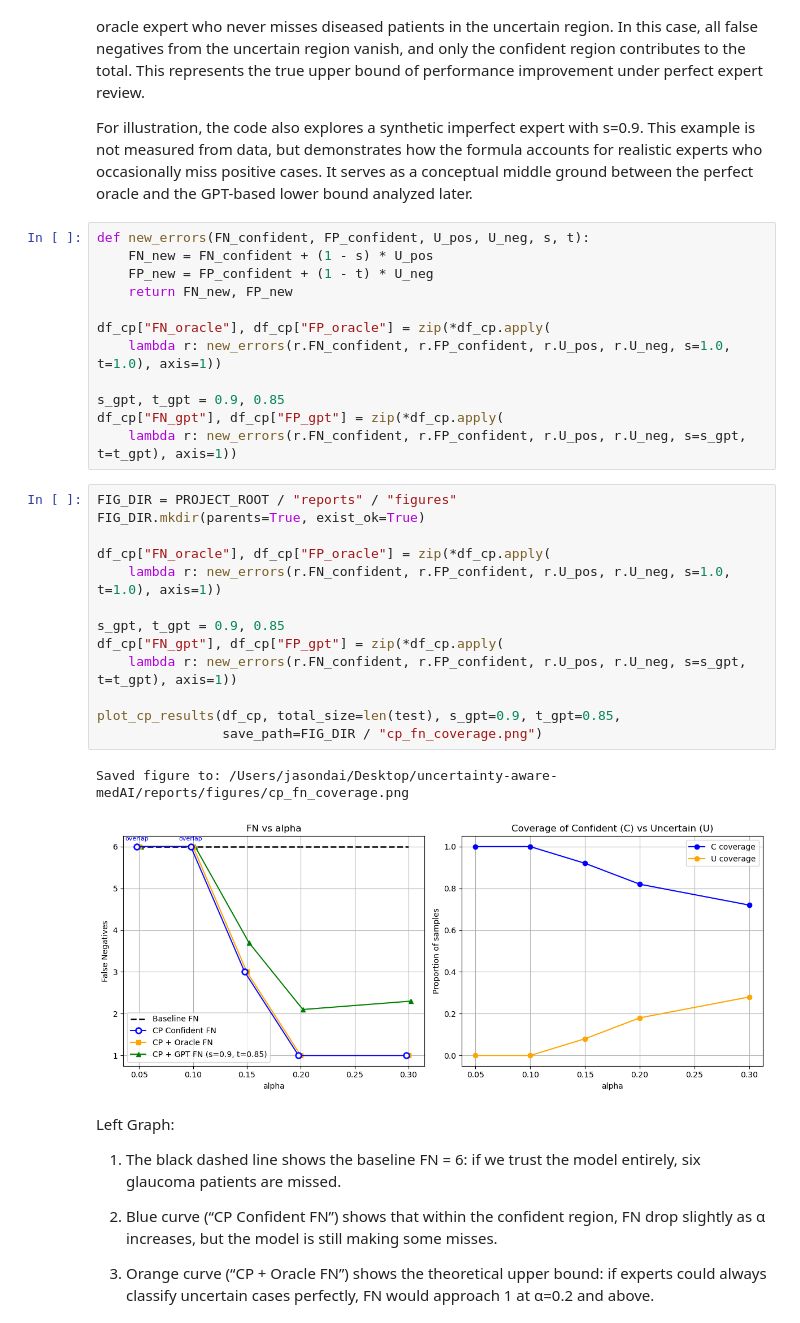
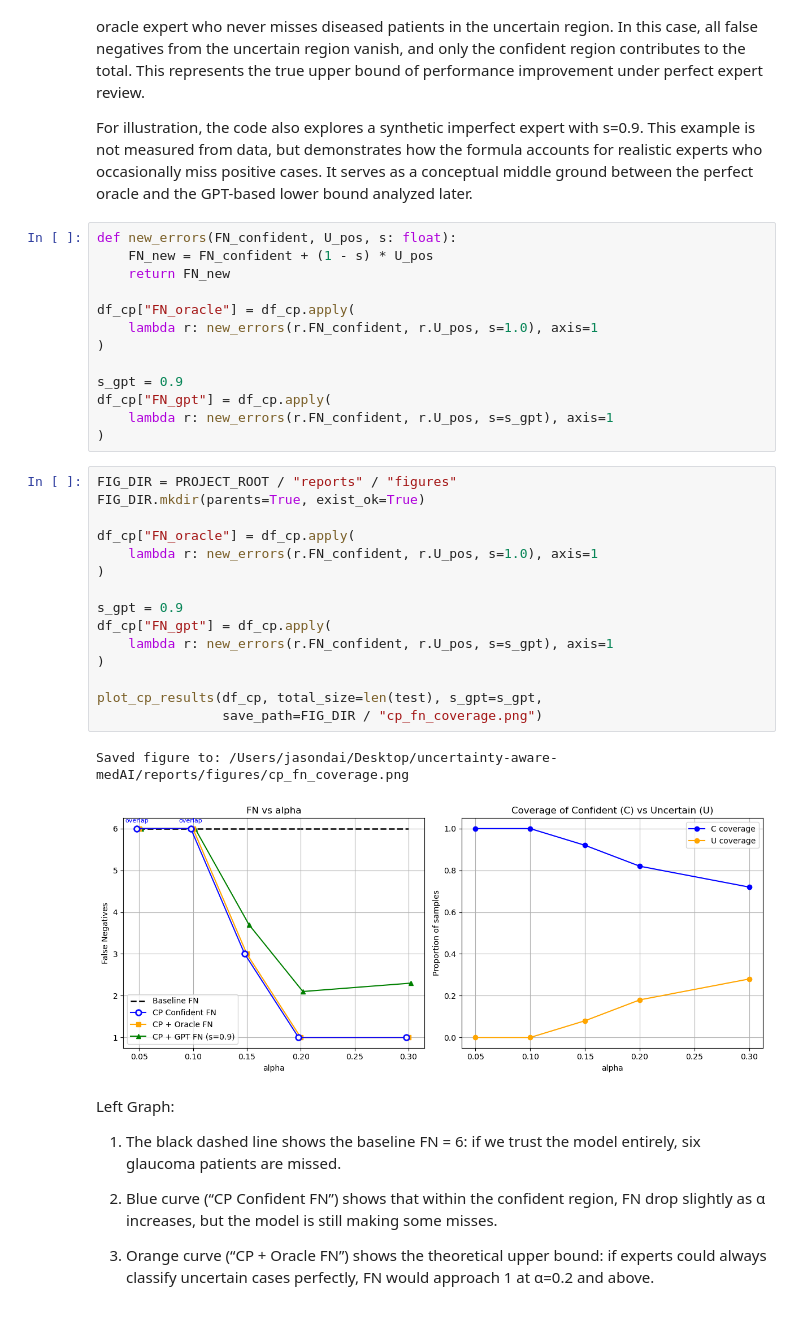
Before and after one commit to JasonDai1219/uncertainty-aware-medAI, a Jupyter notebook: notebooks/03_conformal_prediction.ipynb, the cells around one changed output. Drawn from its saved outputs; the diff is of its cells as text.

```diff
--- a/notebooks/03_conformal_prediction.ipynb
+++ b/notebooks/03_conformal_prediction.ipynb
@@ -213,33 +213,36 @@ Here s denotes sensitivity, the expert’s ability to correctly identify positiv
 
 For illustration, the code also explores a synthetic imperfect expert with s=0.9. This example is not measured from data, but demonstrates how the formula accounts for realistic experts who occasionally miss positive cases. It serves as a conceptual middle ground between the perfect oracle and the GPT-based lower bound analyzed later.
 # %%
-def new_errors(FN_confident, FP_confident, U_pos, U_neg, s, t):
+def new_errors(FN_confident, U_pos, s: float):
     FN_new = FN_confident + (1 - s) * U_pos
-    FP_new = FP_confident + (1 - t) * U_neg
-    return FN_new, FP_new
+    return FN_new
 
-df_cp["FN_oracle"], df_cp["FP_oracle"] = zip(*df_cp.apply(
-    lambda r: new_errors(r.FN_confident, r.FP_confident, r.U_pos, r.U_neg, s=1.0, t=1.0), axis=1))
+df_cp["FN_oracle"] = df_cp.apply(
+    lambda r: new_errors(r.FN_confident, r.U_pos, s=1.0), axis=1
+)
 
-s_gpt, t_gpt = 0.9, 0.85
-df_cp["FN_gpt"], df_cp["FP_gpt"] = zip(*df_cp.apply(
-    lambda r: new_errors(r.FN_confident, r.FP_confident, r.U_pos, r.U_neg, s=s_gpt, t=t_gpt), axis=1))
+s_gpt = 0.9
+df_cp["FN_gpt"] = df_cp.apply(
+    lambda r: new_errors(r.FN_confident, r.U_pos, s=s_gpt), axis=1
+)
 # %%
 FIG_DIR = PROJECT_ROOT / "reports" / "figures"
 FIG_DIR.mkdir(parents=True, exist_ok=True)
 
-df_cp["FN_oracle"], df_cp["FP_oracle"] = zip(*df_cp.apply(
-    lambda r: new_errors(r.FN_confident, r.FP_confident, r.U_pos, r.U_neg, s=1.0, t=1.0), axis=1))
+df_cp["FN_oracle"] = df_cp.apply(
+    lambda r: new_errors(r.FN_confident, r.U_pos, s=1.0), axis=1
+)
 
-s_gpt, t_gpt = 0.9, 0.85
-df_cp["FN_gpt"], df_cp["FP_gpt"] = zip(*df_cp.apply(
-    lambda r: new_errors(r.FN_confident, r.FP_confident, r.U_pos, r.U_neg, s=s_gpt, t=t_gpt), axis=1))
+s_gpt = 0.9
+df_cp["FN_gpt"] = df_cp.apply(
+    lambda r: new_errors(r.FN_confident, r.U_pos, s=s_gpt), axis=1
+)
 
-plot_cp_results(df_cp, total_size=len(test), s_gpt=0.9, t_gpt=0.85,
+plot_cp_results(df_cp, total_size=len(test), s_gpt=s_gpt,
                 save_path=FIG_DIR / "cp_fn_coverage.png")
 # %% [output]
 Saved figure to: /Users/jasondai/Desktop/uncertainty-aware-medAI/reports/figures/cp_fn_coverage.png
-[figure, old version]
+[figure, new version]
 # %% [markdown]
 Left Graph:
 
```
Also changed, not shown: parts of 6 cells of this notebook, 4 other files.
